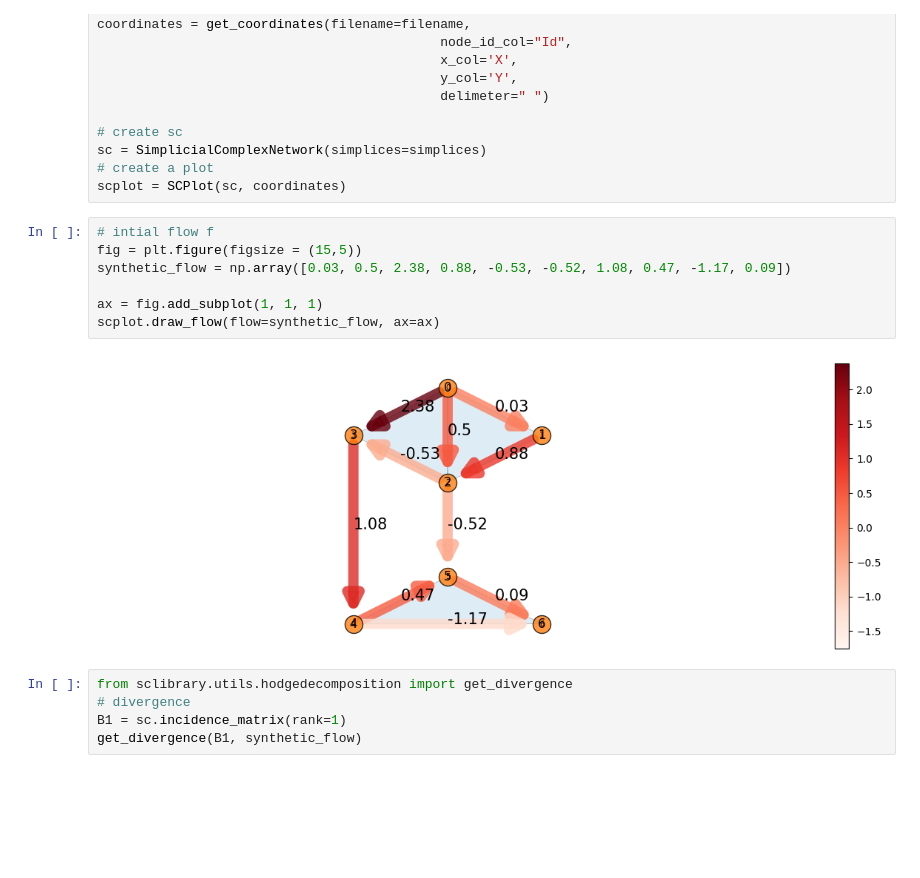
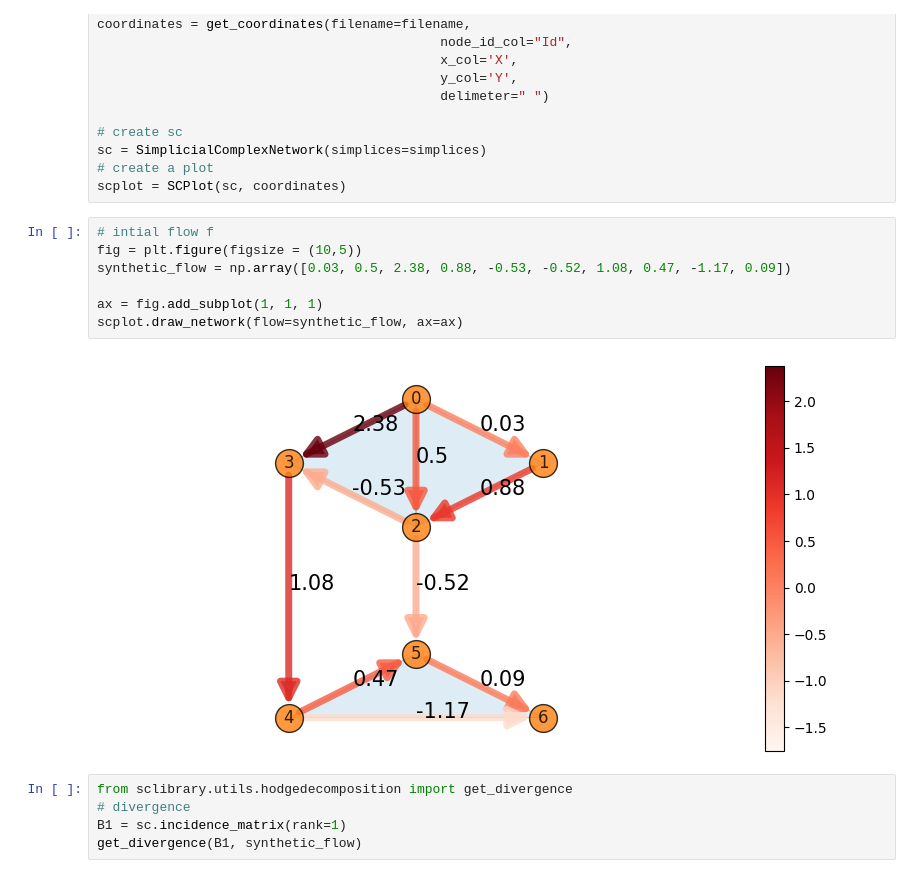
Before and after one commit to irtazahashmi/pytspl, a Jupyter notebook: notebooks/hodgedecomposition.ipynb, the cells around one changed output. Cells and saved outputs as stored; diff of their text form; blank space fills up the shorter version.

```diff
--- a/notebooks/hodgedecomposition.ipynb
+++ b/notebooks/hodgedecomposition.ipynb
@@ -39,13 +39,13 @@ sc = SimplicialComplexNetwork(simplices=simplices)
 scplot = SCPlot(sc, coordinates)
 # %%
 # intial flow f
-fig = plt.figure(figsize = (15,5))
+fig = plt.figure(figsize = (10,5))
 synthetic_flow = np.array([0.03, 0.5, 2.38, 0.88, -0.53, -0.52, 1.08, 0.47, -1.17, 0.09])
 
 ax = fig.add_subplot(1, 1, 1)
-scplot.draw_flow(flow=synthetic_flow, ax=ax)
+scplot.draw_network(flow=synthetic_flow, ax=ax)
 # %% [output]
-[figure, old version]
+[figure, new version]
 # %%
 from sclibrary.utils.hodgedecomposition import get_divergence
 # divergence
```
Also changed, not shown: parts of 2 cells of this notebook, 7 other files.
